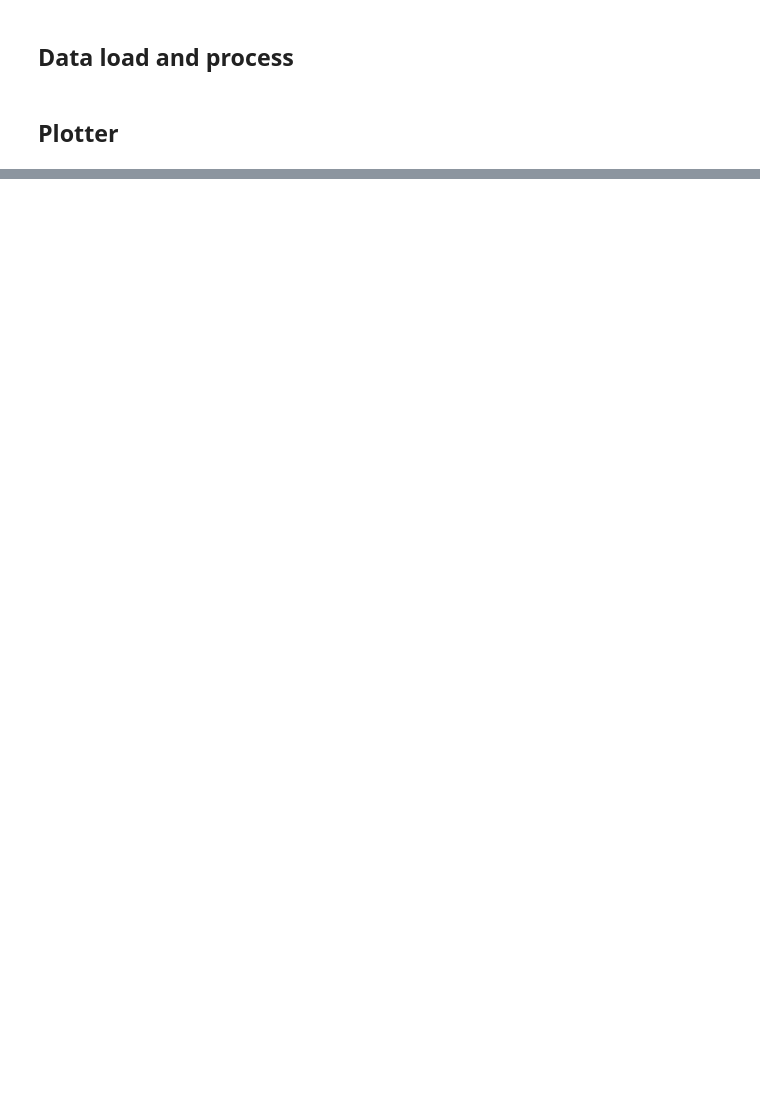
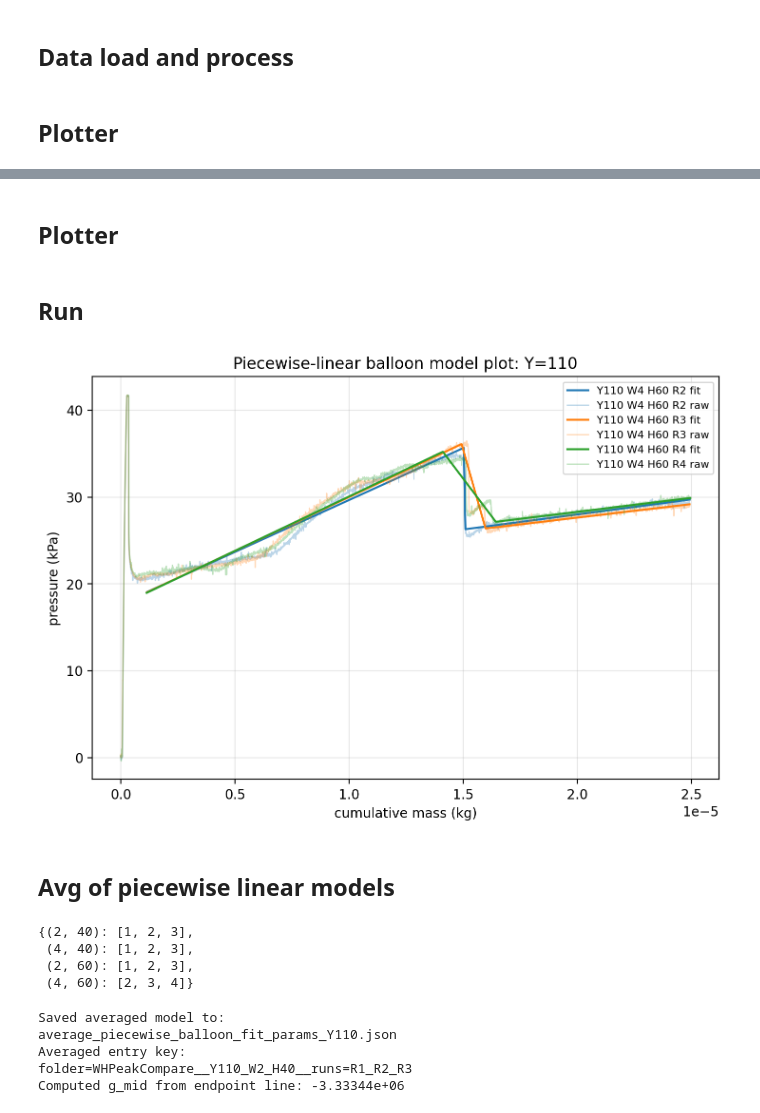
Before and after one commit to anwxwna/dismech-python-balloon, a Jupyter notebook: bifurcations_air.ipynb, the cells around one changed output, grey strips where cells are left out. Drawn from its saved outputs; the diff is of its cells as text; code cells hidden in the pictures; blank space fills up the shorter version.

```diff
--- a/bifurcations_air.ipynb
+++ b/bifurcations_air.ipynb
@@ -963,0 +1415,6 @@ plt.show()
+# %%
+for R, res in results.items():
+    print(f"Run {R}")
+    print(res["params"])
+    print("RMSE:", res["rmse"])
+    print()
@@ -963,0 +1822,16 @@ plt.show()
+# %%
+runs_by_WH = {
+    (2, 40): [1, 2, 3],
+    (4, 40): [1, 2, 3],
+    (2, 60): [1, 2, 3],
+    (4, 60): [2, 3, 4],
+}
+
+fit_results_json = fit_runs_by_WH_and_save_piecewise_json(
+    folder=FOLDER,
+    Y=110,
+    runs_by_WH=runs_by_WH,
+    json_save_path="piecewise_balloon_fit_params_Y110.json",
+    model_t_min=6.0,
+    use_offset=True,
+)
@@ -963,0 +1854,2 @@ plt.show()
+# %% [markdown]
+## Plotter
@@ -963,0 +2001,24 @@ plt.show()
+# %% [markdown]
+## Run
+# %%
+runs_to_plot = {
+    (4, 60): [2, 3 , 4],
+}
+
+ax = plot_piecewise_fits_from_json(
+    json_path="piecewise_balloon_fit_params_Y110.json",
+    Y=110,
+    runs_by_WH=runs_to_plot,
+    plot_raw=True,
+    model_t_min=6.0,
+    raw_alpha=0.3,
+    raw_linewidth=1.0,
+    show_breakpoints=False
+)
+
+# ax = None
+plt.show()
+# %% [output]
+[figure, added]
+# %% [markdown]
+## Avg of piecewise linear models
@@ -963,0 +2478,22 @@ plt.show()
+# %%
+runs_by_WH
+# %% [output]
+{(2, 40): [1, 2, 3],
+ (4, 40): [1, 2, 3],
+ (2, 60): [1, 2, 3],
+ (4, 60): [2, 3, 4]}
+# %%
+avg_json = make_average_piecewise_model_json(
+    input_json_path="piecewise_balloon_fit_params_Y110.json",
+    output_json_path="average_piecewise_balloon_fit_params_Y110.json",
+    Y=110,
+    W=2,
+    H=40,
+    runs=[1, 2, 3],
+)
+# %% [output]
+Saved averaged model to:
+average_piecewise_balloon_fit_params_Y110.json
+Averaged entry key:
+folder=WHPeakCompare__Y110_W2_H40__runs=R1_R2_R3
+Computed g_mid from endpoint line: -3.33344e+06
```
Also changed, not shown: parts of 38 cells of this notebook, 3 other files.
